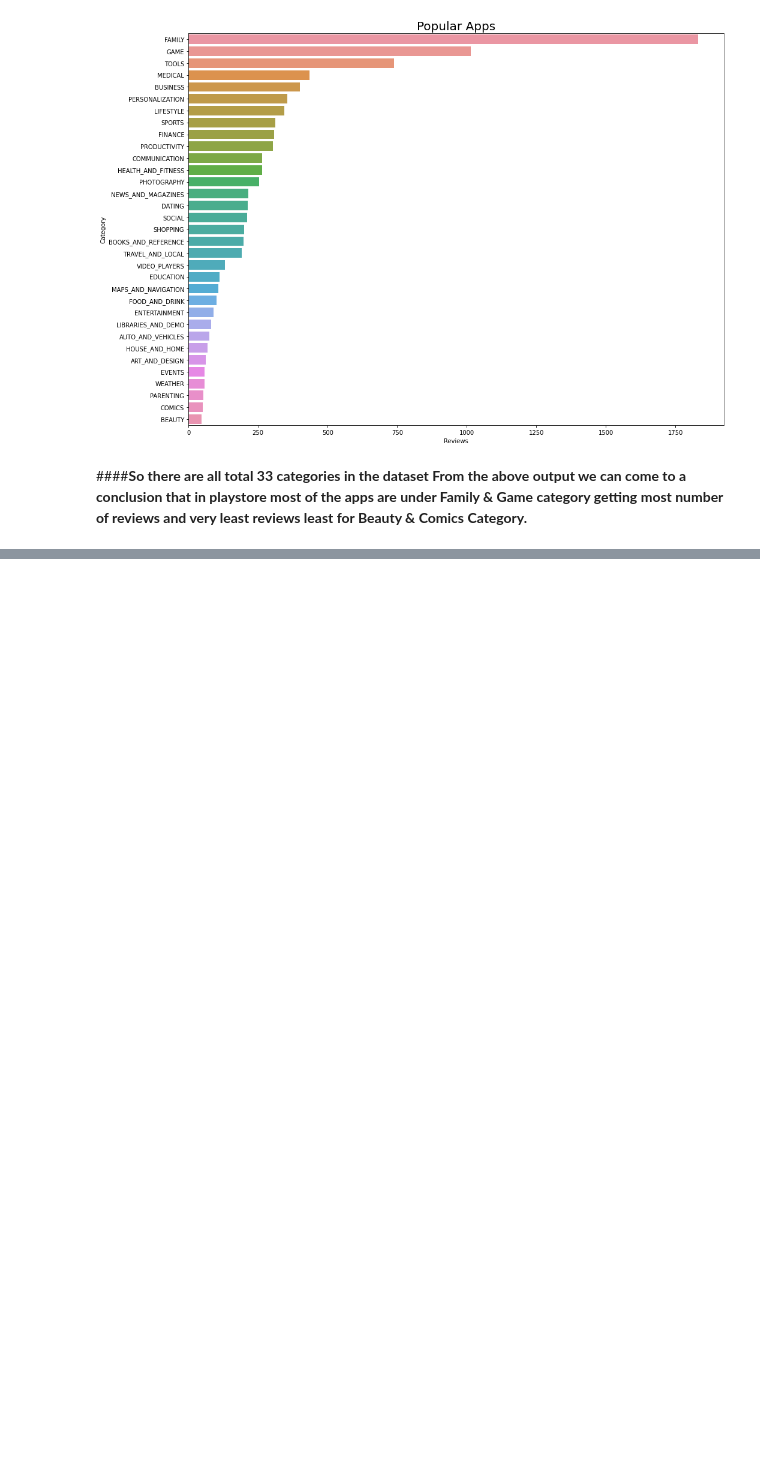
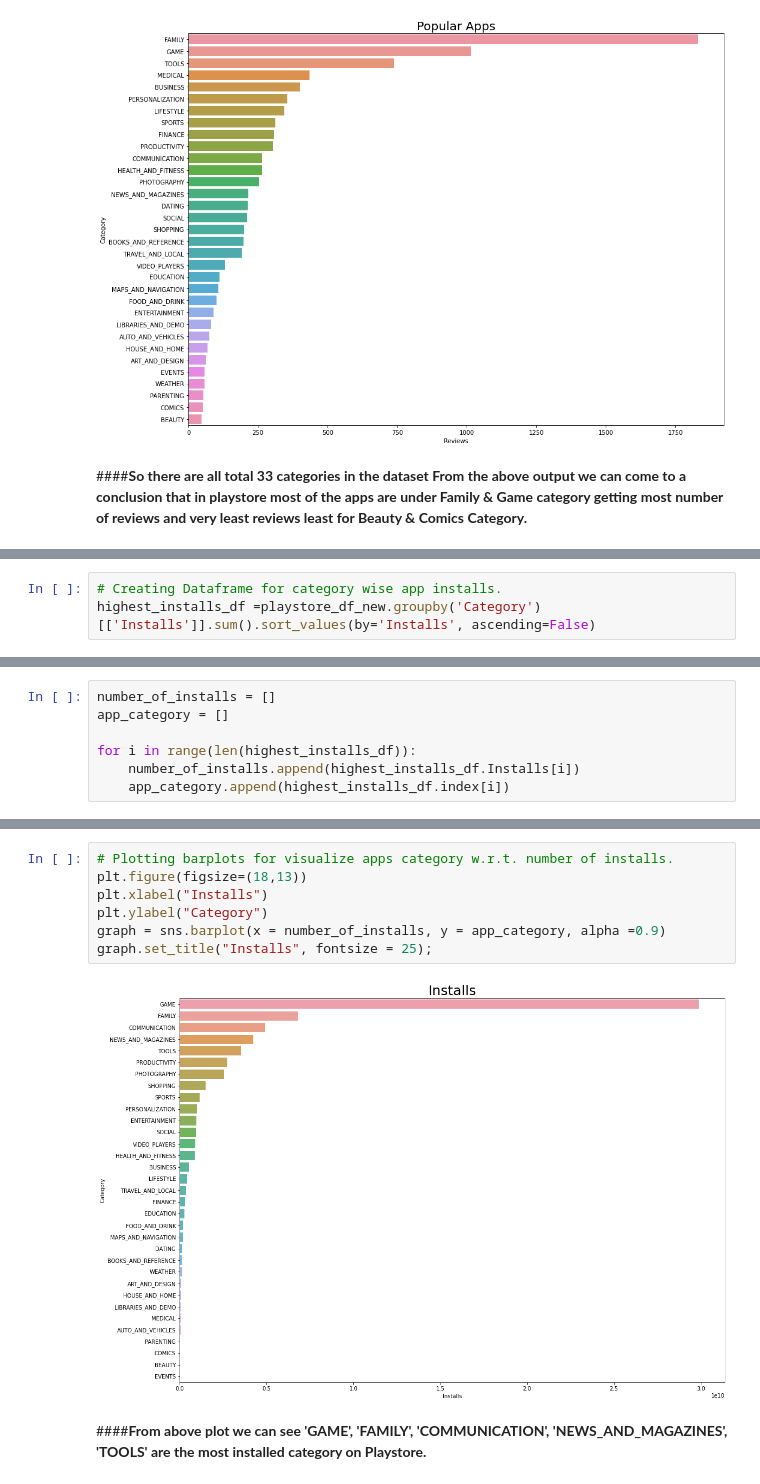
Before and after one commit to lawish/EDA_Team_notebook, a Jupyter notebook: EDA_Team_notebook_Capstone_Project.ipynb, the cells around one changed output, grey strips where cells are left out. Drawn from its saved outputs; the diff is of its cells as text; blank space fills up the shorter version.

```diff
--- a/EDA_Team_notebook_Capstone_Project.ipynb
+++ b/EDA_Team_notebook_Capstone_Project.ipynb
@@ -346,0 +377,3 @@ plt.show();
+# %%
+# Creating Dataframe for category wise app installs.
+highest_installs_df =playstore_df_new.groupby('Category')[['Installs']].sum().sort_values(by='Installs', ascending=False)
@@ -346,0 +390,7 @@ plt.show();
+# %%
+number_of_installs = []
+app_category = []
+
+for i in range(len(highest_installs_df)):
+    number_of_installs.append(highest_installs_df.Installs[i])
+    app_category.append(highest_installs_df.index[i])
@@ -346,0 +421,11 @@ plt.show();
+# %%
+# Plotting barplots for visualize apps category w.r.t. number of installs.
+plt.figure(figsize=(18,13))
+plt.xlabel("Installs")
+plt.ylabel("Category")
+graph = sns.barplot(x = number_of_installs, y = app_category, alpha =0.9)
+graph.set_title("Installs", fontsize = 25);
+# %% [output]
+[figure, added]
+# %% [markdown]
+####**From above plot we can see 'GAME', 'FAMILY', 'COMMUNICATION', 'NEWS_AND_MAGAZINES', 'TOOLS' are the most installed category on Playstore.**
```
Also changed, not shown: parts of 9 cells of this notebook.
